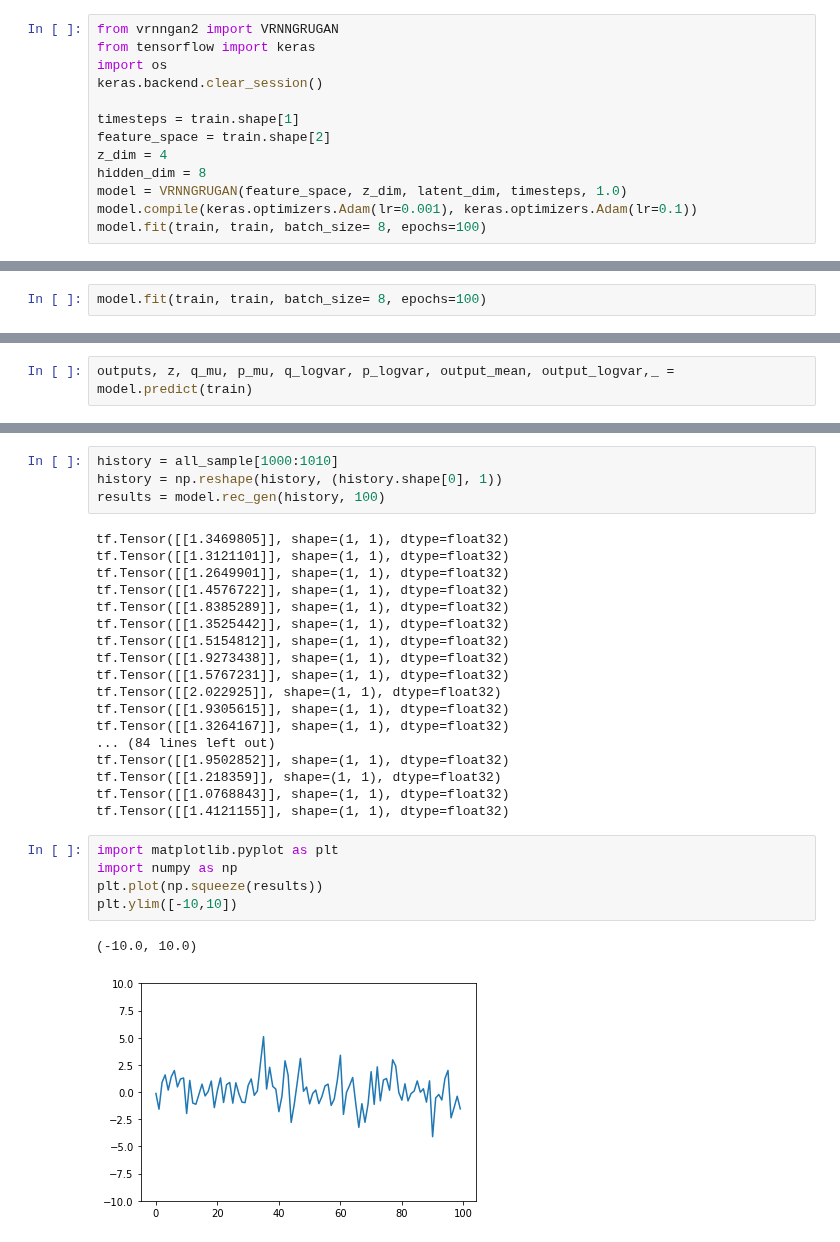
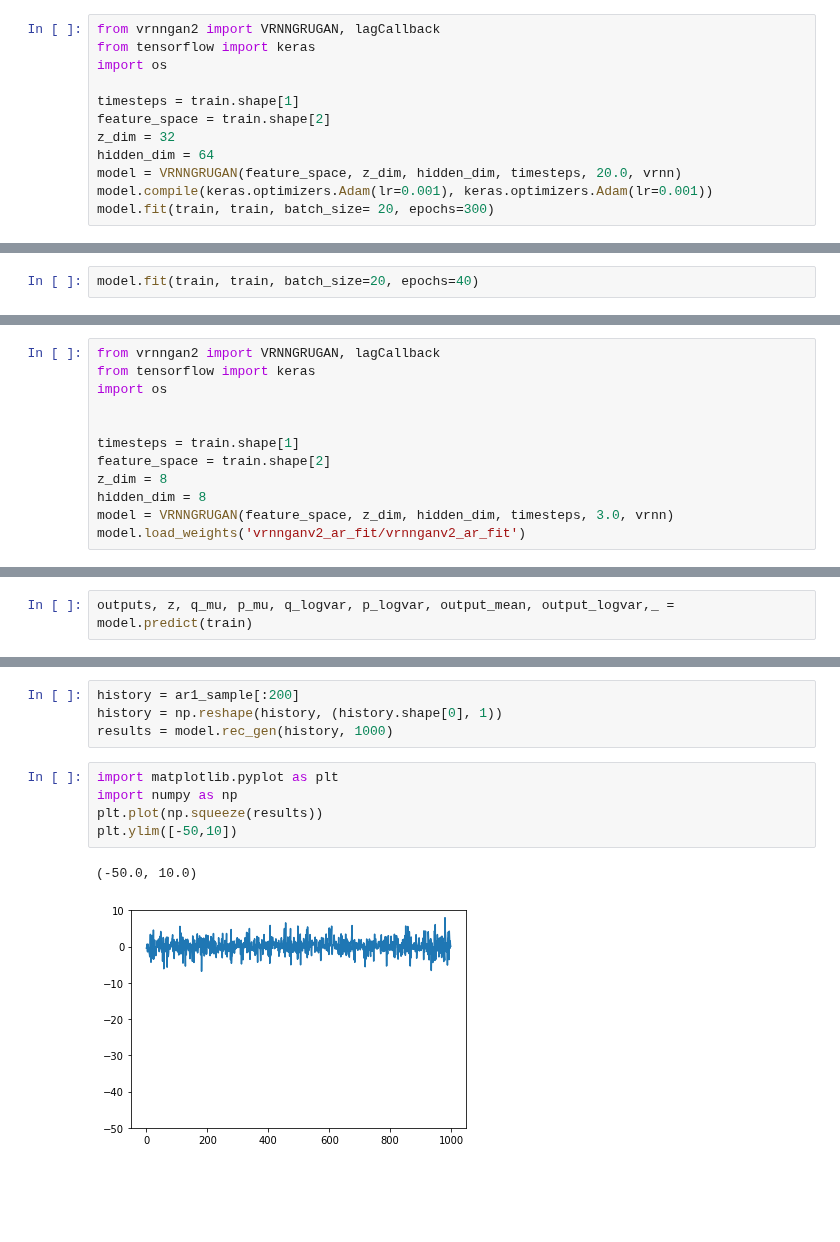
Before and after one commit to jlee118/VAECJ, a Jupyter notebook: VRNNGAN_Synthetic_AR.ipynb, the cells around one changed output, grey strips where cells are left out. Drawn from its saved outputs; the diff is of its cells as text; blank space fills up the shorter version.

```diff
--- a/VRNNGAN_Synthetic_AR.ipynb
+++ b/VRNNGAN_Synthetic_AR.ipynb
@@ -32,13 +103,12 @@ vrnngan = reload(vrnngan)
 # %%
-from vrnngan2 import VRNNGRUGAN
+from vrnngan2 import VRNNGRUGAN, lagCallback
 from tensorflow import keras
 import os
-keras.backend.clear_session()
 
 timesteps = train.shape[1]
 feature_space = train.shape[2]
-z_dim = 4
-hidden_dim = 8
-model = VRNNGRUGAN(feature_space, z_dim, latent_dim, timesteps, 1.0)
-model.compile(keras.optimizers.Adam(lr=0.001), keras.optimizers.Adam(lr=0.1))
-model.fit(train, train, batch_size= 8, epochs=100)
+z_dim = 32
+hidden_dim = 64
+model = VRNNGRUGAN(feature_space, z_dim, hidden_dim, timesteps, 20.0, vrnn)
+model.compile(keras.optimizers.Adam(lr=0.001), keras.optimizers.Adam(lr=0.001))
+model.fit(train, train, batch_size= 20, epochs=300)
@@ -63,0 +115,2 @@ Epoch 100/100
+# %%
+model.fit(train, train, batch_size=20, epochs=40)
@@ -64,2 +152,12 @@ Epoch 100/100
 # %%
-model.fit(train, train, batch_size= 8, epochs=100)
+from vrnngan2 import VRNNGRUGAN, lagCallback
+from tensorflow import keras
+import os
+
+
+timesteps = train.shape[1]
+feature_space = train.shape[2]
+z_dim = 8
+hidden_dim = 8
+model = VRNNGRUGAN(feature_space, z_dim, hidden_dim, timesteps, 3.0, vrnn)
+model.load_weights('vrnnganv2_ar_fit/vrnnganv2_ar_fit')
@@ -89,30 +175,12 @@ outputs, z, q_mu, p_mu, q_logvar, p_logvar, output_mean, output_logvar,_ = model
 # %%
-history = all_sample[1000:1010]
+history = ar1_sample[:200]
 history = np.reshape(history, (history.shape[0], 1))
-results = model.rec_gen(history, 100)
+results = model.rec_gen(history, 1000)
-# %% [output]
-tf.Tensor([[1.3469805]], shape=(1, 1), dtype=float32)
-tf.Tensor([[1.3121101]], shape=(1, 1), dtype=float32)
-tf.Tensor([[1.2649901]], shape=(1, 1), dtype=float32)
-tf.Tensor([[1.4576722]], shape=(1, 1), dtype=float32)
-tf.Tensor([[1.8385289]], shape=(1, 1), dtype=float32)
-tf.Tensor([[1.3525442]], shape=(1, 1), dtype=float32)
-tf.Tensor([[1.5154812]], shape=(1, 1), dtype=float32)
-tf.Tensor([[1.9273438]], shape=(1, 1), dtype=float32)
-tf.Tensor([[1.5767231]], shape=(1, 1), dtype=float32)
-tf.Tensor([[2.022925]], shape=(1, 1), dtype=float32)
-tf.Tensor([[1.9305615]], shape=(1, 1), dtype=float32)
-tf.Tensor([[1.3264167]], shape=(1, 1), dtype=float32)
-... (84 lines left out)
-tf.Tensor([[1.9502852]], shape=(1, 1), dtype=float32)
-tf.Tensor([[1.218359]], shape=(1, 1), dtype=float32)
-tf.Tensor([[1.0768843]], shape=(1, 1), dtype=float32)
-tf.Tensor([[1.4121155]], shape=(1, 1), dtype=float32)
 # %%
 import matplotlib.pyplot as plt
 import numpy as np
 plt.plot(np.squeeze(results))
-plt.ylim([-10,10])
+plt.ylim([-50,10])
 # %% [output]
-(-10.0, 10.0)
+(-50.0, 10.0)
-[figure, old version]
+[figure, new version]
```
Also changed, not shown: parts of 43 cells of this notebook, 12 other files.
